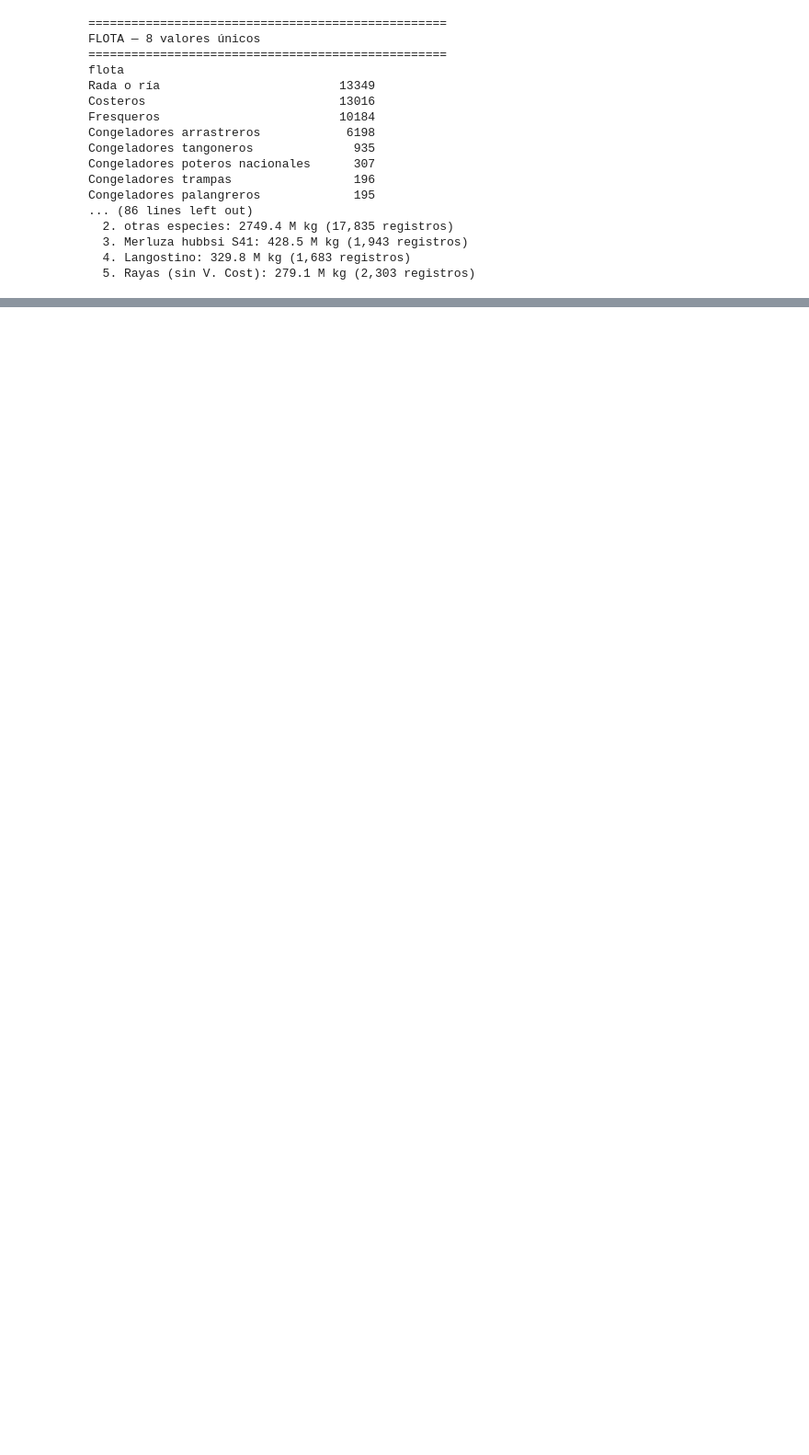
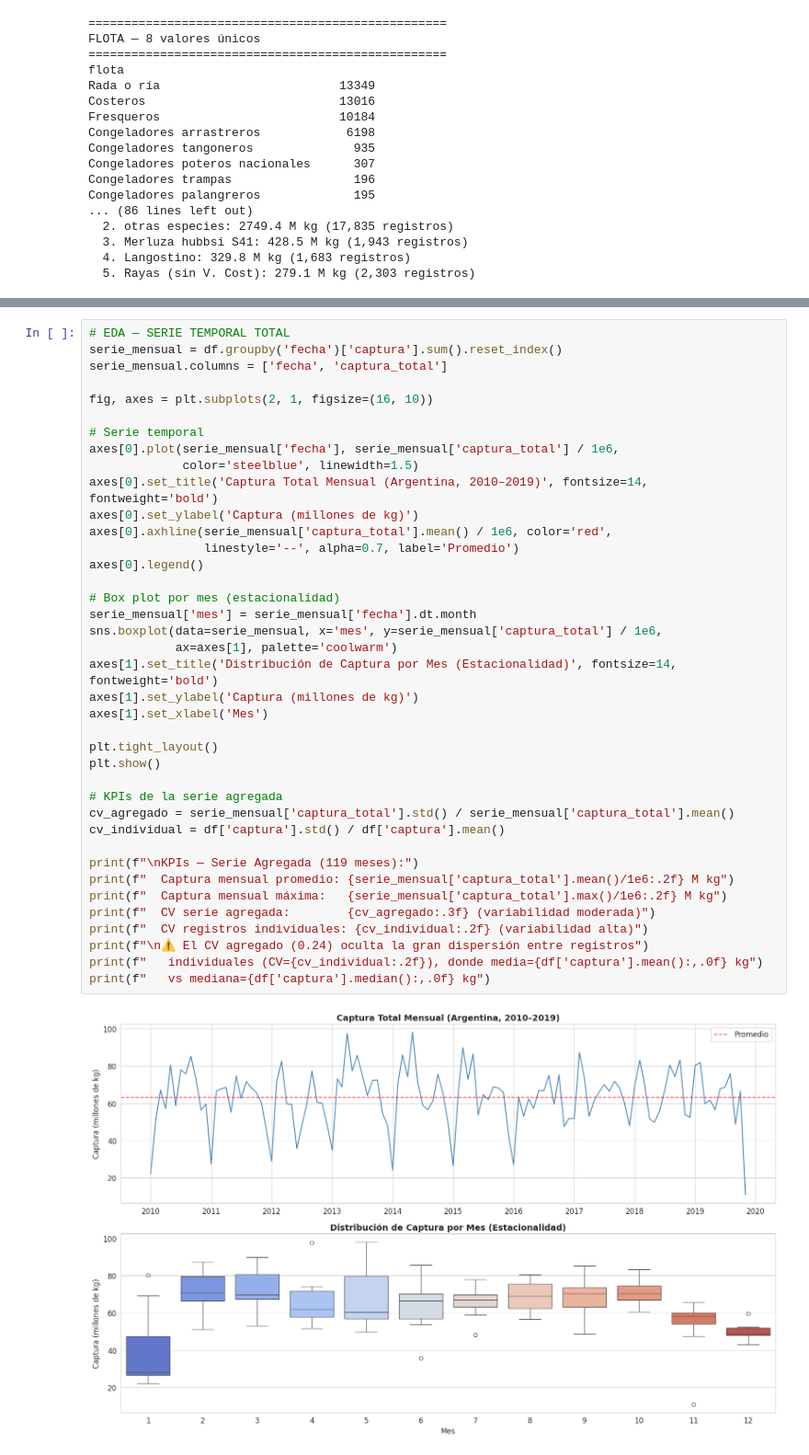
Before and after one commit to brandonOrellana/Trabajo_Integrador_Grupo_6, a Jupyter notebook: Trabajo_Integrador_Grupo_6.ipynb, the cells around one changed output, grey strips where cells are left out. Shown at 92% size. Cells and saved outputs as stored; diff of their text form; blank space fills up the shorter version.

```diff
--- a/Trabajo_Integrador_Grupo_6.ipynb
+++ b/Trabajo_Integrador_Grupo_6.ipynb
@@ -251,0 +334,41 @@ Congeladores palangreros             195
+# %%
+# EDA — SERIE TEMPORAL TOTAL
+serie_mensual = df.groupby('fecha')['captura'].sum().reset_index()
+serie_mensual.columns = ['fecha', 'captura_total']
+
+fig, axes = plt.subplots(2, 1, figsize=(16, 10))
+
+# Serie temporal
+axes[0].plot(serie_mensual['fecha'], serie_mensual['captura_total'] / 1e6,
+             color='steelblue', linewidth=1.5)
+axes[0].set_title('Captura Total Mensual (Argentina, 2010–2019)', fontsize=14, fontweight='bold')
+axes[0].set_ylabel('Captura (millones de kg)')
+axes[0].axhline(serie_mensual['captura_total'].mean() / 1e6, color='red',
+                linestyle='--', alpha=0.7, label='Promedio')
+axes[0].legend()
+
+# Box plot por mes (estacionalidad)
+serie_mensual['mes'] = serie_mensual['fecha'].dt.month
+sns.boxplot(data=serie_mensual, x='mes', y=serie_mensual['captura_total'] / 1e6,
+            ax=axes[1], palette='coolwarm')
+axes[1].set_title('Distribución de Captura por Mes (Estacionalidad)', fontsize=14, fontweight='bold')
+axes[1].set_ylabel('Captura (millones de kg)')
+axes[1].set_xlabel('Mes')
+
+plt.tight_layout()
+plt.show()
+
+# KPIs de la serie agregada
+cv_agregado = serie_mensual['captura_total'].std() / serie_mensual['captura_total'].mean()
+cv_individual = df['captura'].std() / df['captura'].mean()
+
+print(f"\nKPIs — Serie Agregada (119 meses):")
+print(f"  Captura mensual promedio: {serie_mensual['captura_total'].mean()/1e6:.2f} M kg")
+print(f"  Captura mensual máxima:   {serie_mensual['captura_total'].max()/1e6:.2f} M kg")
+print(f"  CV serie agregada:        {cv_agregado:.3f} (variabilidad moderada)")
+print(f"  CV registros individuales: {cv_individual:.2f} (variabilidad alta)")
+print(f"\n⚠️ El CV agregado (0.24) oculta la gran dispersión entre registros")
+print(f"   individuales (CV={cv_individual:.2f}), donde media={df['captura'].mean():,.0f} kg")
+print(f"   vs mediana={df['captura'].median():,.0f} kg")
+# %% [output]
+[figure, added]
```
Also changed, not shown: parts of 11 cells of this notebook, 1 other file.
